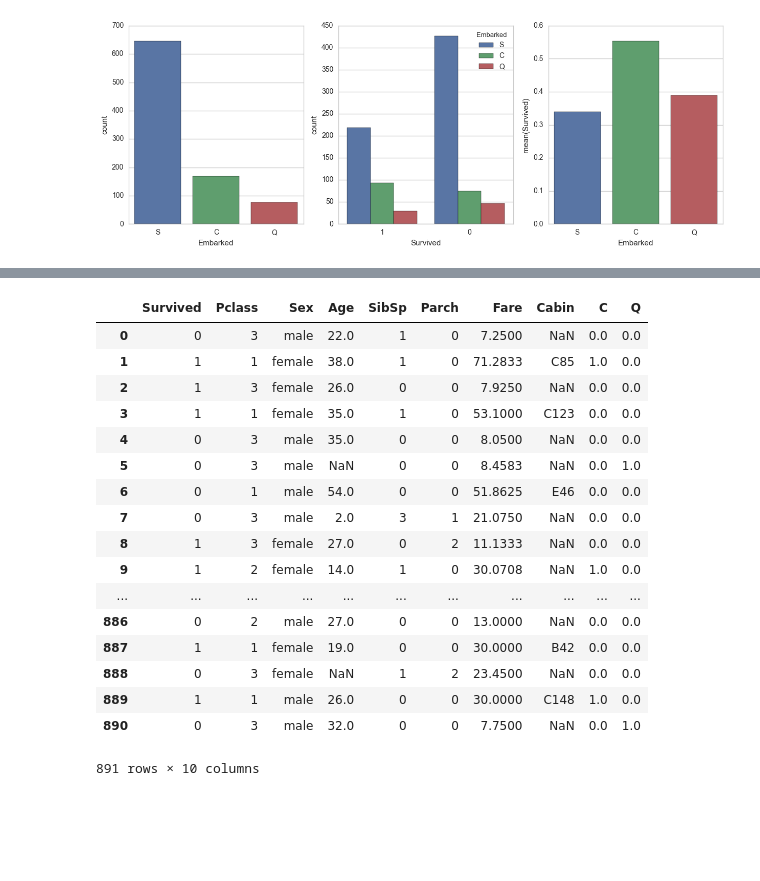
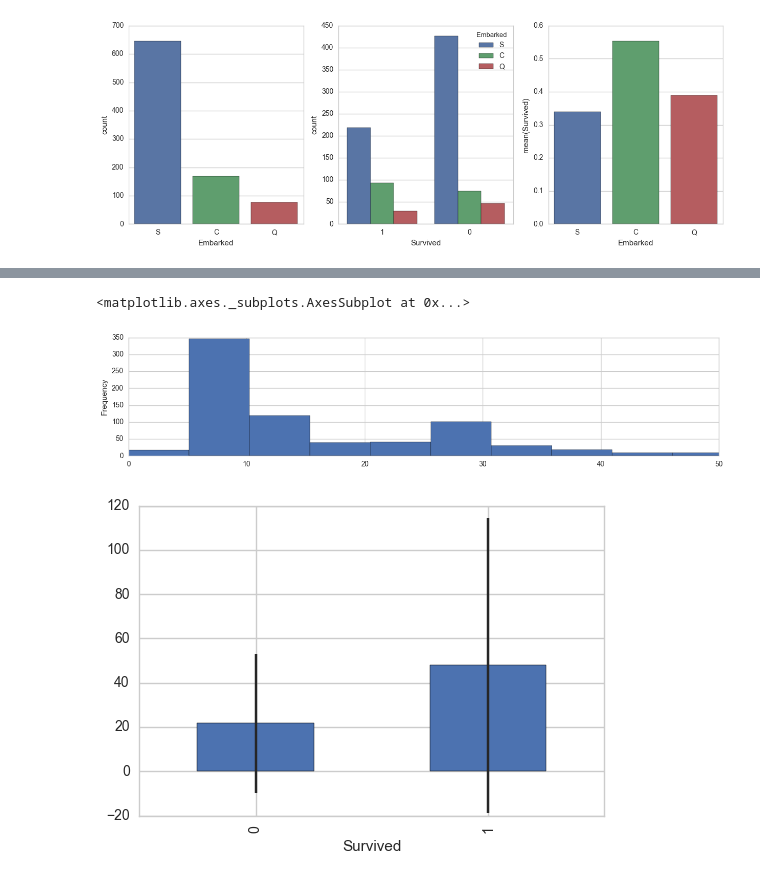
Before and after one commit to jerry-sc/kaggle, a Jupyter notebook: Titanic/titanic.ipynb, the cells around one changed output, grey strips where cells are left out. Cells and saved outputs as stored; diff of their text form; code cells hidden in the pictures; blank space fills up the shorter version.

```diff
--- a/Titanic/titanic.ipynb
+++ b/Titanic/titanic.ipynb
@@ -120,24 +108,32 @@ test_df = test_df.join(embark_dummies_test)
 # Embarked 已经由 其值 C Q代替，故删除Embarked这列
 train_df.drop(['Embarked'], axis=1, inplace=True)
 test_df.drop(['Embarked'],axis=1, inplace=True)
-# %%
-train_df
-# %% [output]
-|  | Survived | Pclass | Sex | Age | SibSp | Parch | Fare | Cabin | C | Q |
-| 0 | 0 | 3 | male | 22.0 | 1 | 0 | 7.2500 | NaN | 0.0 | 0.0 |
-| 1 | 1 | 1 | female | 38.0 | 1 | 0 | 71.2833 | C85 | 1.0 | 0.0 |
-| 2 | 1 | 3 | female | 26.0 | 0 | 0 | 7.9250 | NaN | 0.0 | 0.0 |
-| 3 | 1 | 1 | female | 35.0 | 1 | 0 | 53.1000 | C123 | 0.0 | 0.0 |
-| 4 | 0 | 3 | male | 35.0 | 0 | 0 | 8.0500 | NaN | 0.0 | 0.0 |
-| 5 | 0 | 3 | male | NaN | 0 | 0 | 8.4583 | NaN | 0.0 | 1.0 |
-| 6 | 0 | 1 | male | 54.0 | 0 | 0 | 51.8625 | E46 | 0.0 | 0.0 |
-| 7 | 0 | 3 | male | 2.0 | 3 | 1 | 21.0750 | NaN | 0.0 | 0.0 |
-| 8 | 1 | 3 | female | 27.0 | 0 | 2 | 11.1333 | NaN | 0.0 | 0.0 |
-| 9 | 1 | 2 | female | 14.0 | 1 | 0 | 30.0708 | NaN | 1.0 | 0.0 |
-| ... | ... | ... | ... | ... | ... | ... | ... | ... | ... | ... |
-| 886 | 0 | 2 | male | 27.0 | 0 | 0 | 13.0000 | NaN | 0.0 | 0.0 |
-| 887 | 1 | 1 | female | 19.0 | 0 | 0 | 30.0000 | B42 | 0.0 | 0.0 |
-| 888 | 0 | 3 | female | NaN | 1 | 2 | 23.4500 | NaN | 0.0 | 0.0 |
-| 889 | 1 | 1 | male | 26.0 | 0 | 0 | 30.0000 | C148 | 1.0 | 0.0 |
-| 890 | 0 | 3 | male | 32.0 | 0 | 0 | 7.7500 | NaN | 0.0 | 1.0 |
-891 rows × 10 columns
+# %%
+ # 只对test作该处理，因为测试集中存在缺省值，这里用中位数填充，考虑到数据的倾斜性
+test_df['Fare'].fillna(test_df['Fare'].median(), inplace=True)
+
+# convert from float to int
+train_df['Fare'] = train_df['Fare'].astype(int)
+test_df['Fare'] = test_df['Fare'].astype(int)
+
+fare_not_survived = train_df['Fare'][train_df['Survived'] == 0]
+fare_survived = train_df['Fare'][train_df['Survived'] == 1]
+# %%
+# get average and std for fare of survived/ not survived passengers
+average_fare = pd.DataFrame([fare_not_survived.mean(), fare_survived.mean()])
+std_fare = pd.DataFrame([fare_not_survived.std(), fare_survived.std()])
+# %%
+# plot
+# 注意直方图（hist）和条形图（bar）的区别，直方图中各矩形是连续的，高度表示各小组个数，条形图则是分开的，高度有具体意义
+# xlim表示只在这个范围内作图，整个值域除以bins 等于间隔多少有一个条；也就是说，bins控制总共的条个数
+train_df['Fare'].plot(kind='hist', figsize=(15,3), bins=100,xlim=(0,50))
+
+# 添加label
+average_fare.index.names = std_fare.index.names = ['Survived']
+
+# 显示均值
+average_fare.plot(yerr=std_fare,kind='bar',legend=False)
+# %% [output]
+<matplotlib.axes._subplots.AxesSubplot at 0x...>
+[figure, added]
+[figure, added]
```
Also changed, not shown: parts of 21 cells of this notebook.
